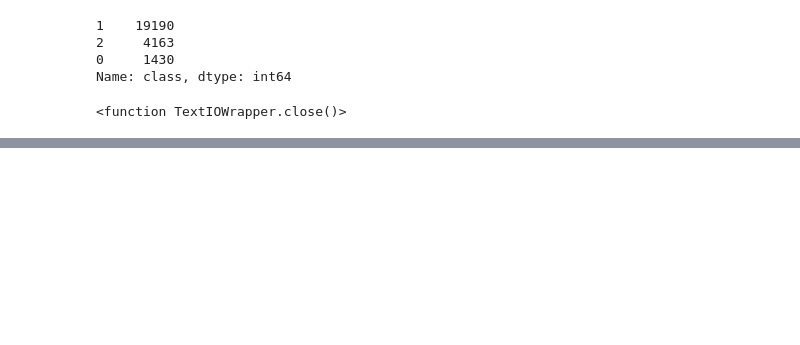
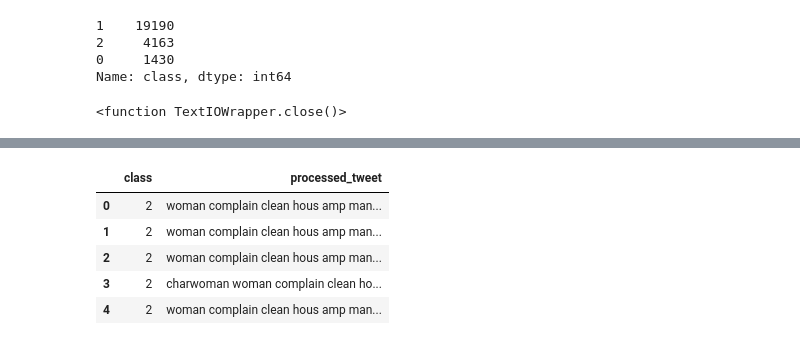
Before and after one commit to Anpan981025/ML_groupproject, a Jupyter notebook: data_augmentation.ipynb, the cells around one changed output, grey strips where cells are left out. Drawn from its saved outputs; the diff is of its cells as text; code cells hidden in the pictures; blank space fills up the shorter version.

```diff
--- a/data_augmentation.ipynb
+++ b/data_augmentation.ipynb
@@ -98,0 +124,9 @@ python code/augment.py --input=data/input_data_3_2.txt --output=3_1.txt --num_au
+# %%
+df_aug.head()
+# %% [output]
+|  | class | processed_tweet |
+| 0 | 2 | woman complain clean hous amp man... |
+| 1 | 2 | woman complain clean hous amp man... |
+| 2 | 2 | woman complain clean hous amp man... |
+| 3 | 2 | charwoman woman complain clean ho... |
+| 4 | 2 | woman complain clean hous amp man... |
```
Also changed, not shown: parts of 25 cells of this notebook, 16 other files.
